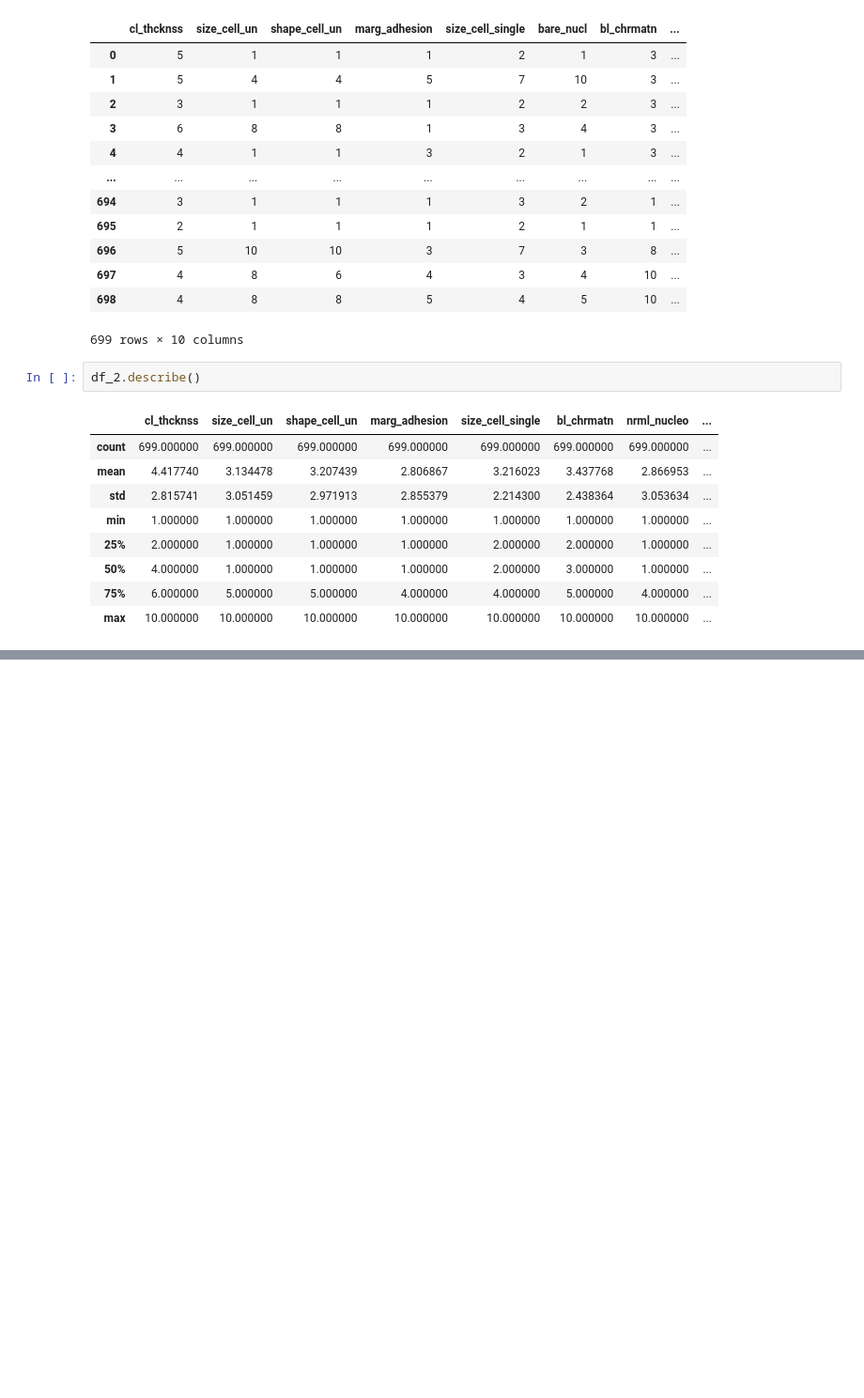
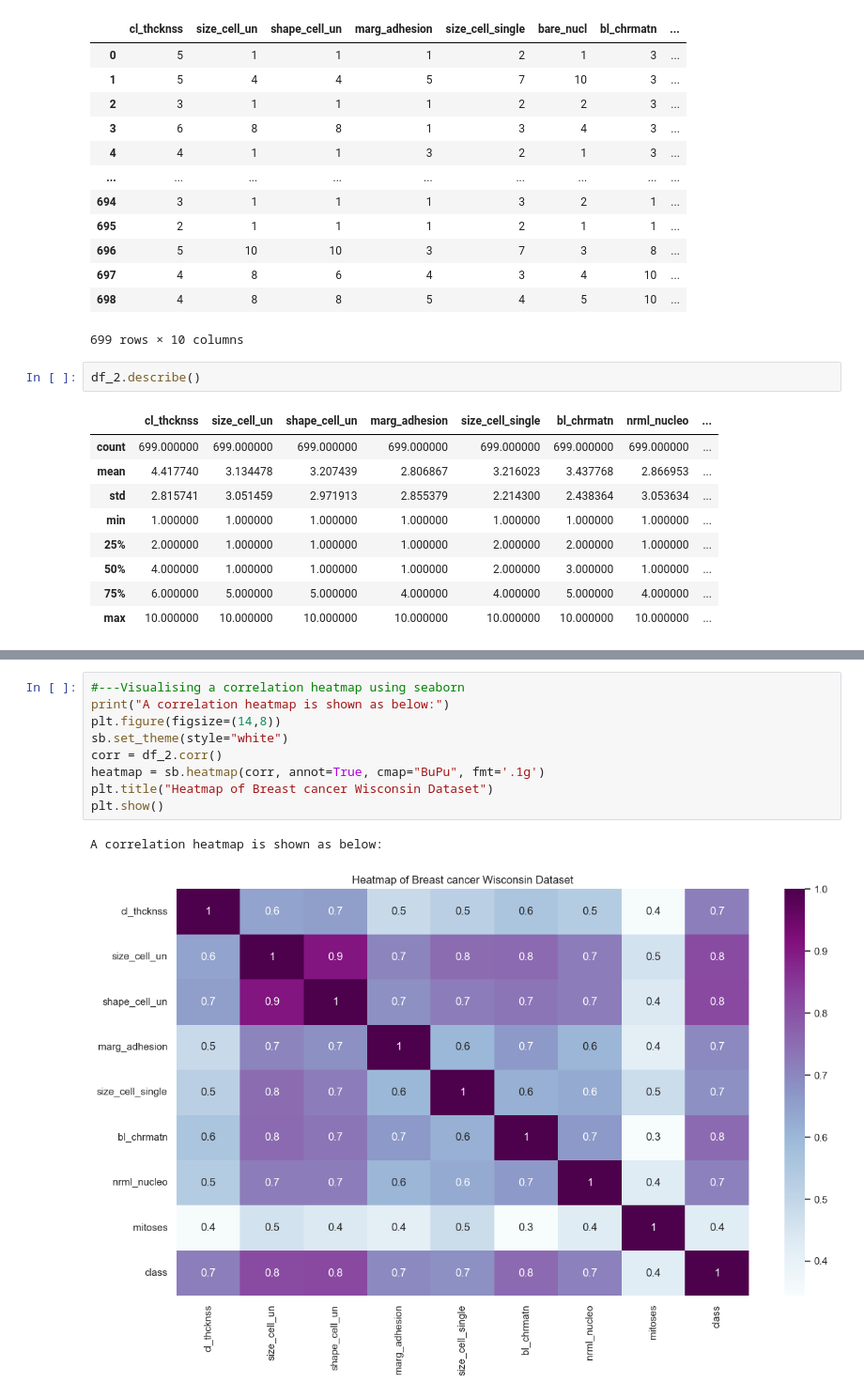
Before and after one commit to drmayu7/303A_machinelearning, a Jupyter notebook: Notebooks/Narmathaa.ipynb, the cells around one changed output, grey strips where cells are left out. Shown at 94% size. Cells and saved outputs as stored; diff of their text form; blank space fills up the shorter version.

```diff
--- a/Notebooks/Narmathaa.ipynb
+++ b/Notebooks/Narmathaa.ipynb
@@ -163,0 +174,12 @@ df_2.describe()
+# %%
+#---Visualising a correlation heatmap using seaborn
+print("A correlation heatmap is shown as below:")
+plt.figure(figsize=(14,8))
+sb.set_theme(style="white")
+corr = df_2.corr()
+heatmap = sb.heatmap(corr, annot=True, cmap="BuPu", fmt='.1g')
+plt.title("Heatmap of Breast cancer Wisconsin Dataset")
+plt.show()
+# %% [output]
+A correlation heatmap is shown as below:
+[figure, added]
```
Also changed, not shown: parts of 3 cells of this notebook.
